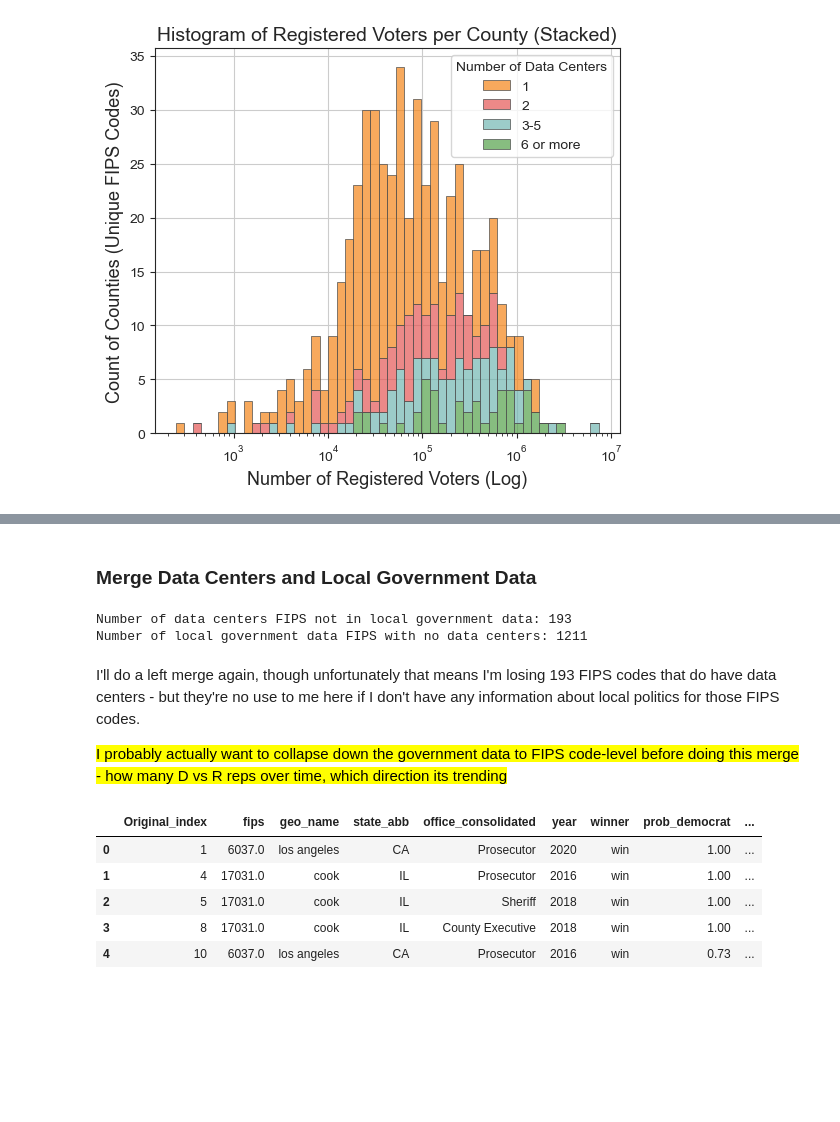
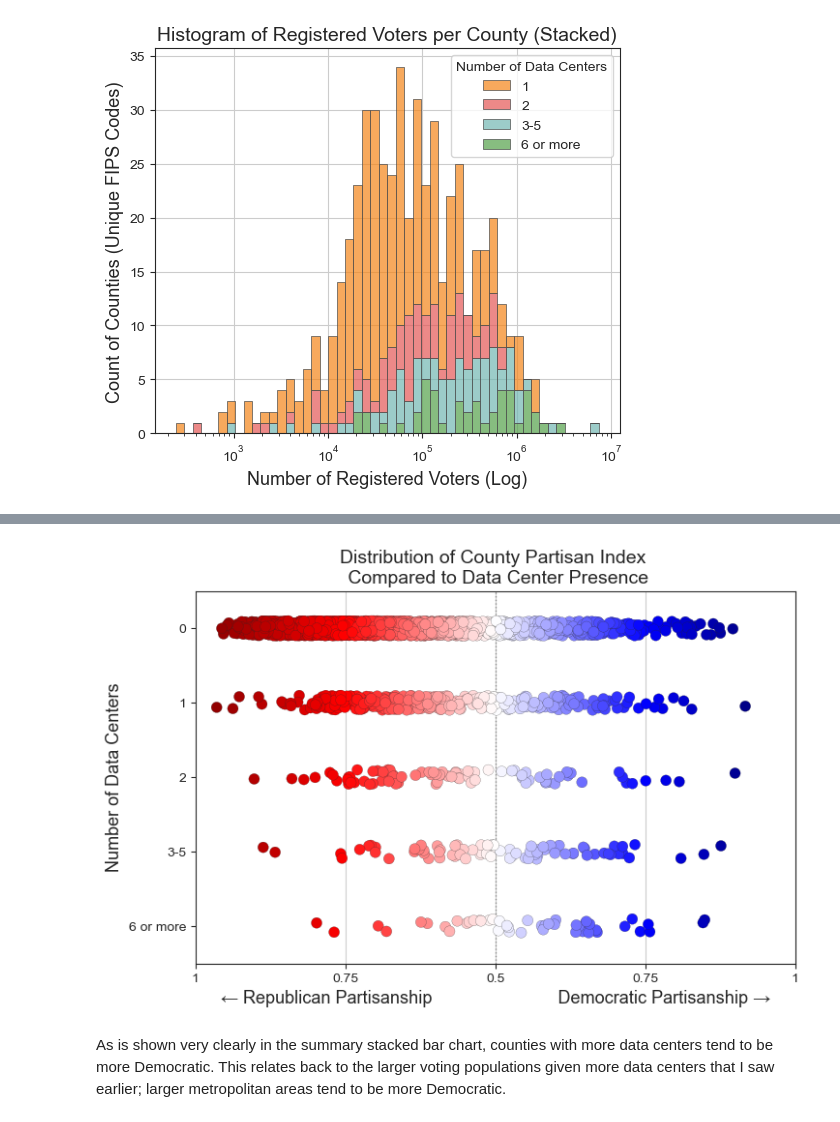
Before and after one commit to agrace339/Data-Center-Impact-Explorer, a Jupyter notebook: Script/EDA Politics.ipynb, the cells around one changed output, grey strips where cells are left out. Saved outputs shown, nothing was run; the diff lists cells and outputs as text; code cells hidden in the pictures; blank space fills up the shorter version.

```diff
--- a/Script/EDA Politics.ipynb
+++ b/Script/EDA Politics.ipynb
@@ -280,24 +325,28 @@ dc_nanda_df.groupby("data_center_bins", observed = True).mean().reset_index()
+# %%
+# Create strip plot (similar to swarm plot) to show distribution of partisanship
+# https://seaborn.pydata.org/generated/seaborn.stripplot.html
+
+f, ax = plt.subplots(figsize=(8, 5))
+
+sns.stripplot(data = dc_nanda_df, y = "data_center_bins", x = "PARTISAN_INDEX_DEM",
+              hue = "PARTISAN_INDEX_DEM",
+              palette = sns.color_palette("seismic_r", as_cmap = True), #coolwarm
+              hue_norm = (0, 1),
+              legend = False,
+              linewidth = 0.15,
+              s = 8,
+)
+
+plt.axvline(0.5, color = "gray", alpha = 0.8, linewidth = 1, linestyle = ":")
+plt.xlim(0, 1)
+plt.xticks(ticks = [0, 0.25, 0.5, 0.75, 1],
+           labels = [1, 0.75, 0.5, 0.75, 1])
+
+plt.xlabel("← Republican Partisanship                          Democratic Partisanship →", fontsize = 13)
+plt.ylabel("Number of Data Centers", fontsize = 13)
+plt.title("Distribution of County Partisan Index \n Compared to Data Center Presence", fontsize = 14)
+plt.show()
+# %% [output]
+[figure, added]
 # %% [markdown]
-### Merge Data Centers and Local Government Data
+As is shown very clearly in the summary stacked bar chart, counties with more data centers tend to be more Democratic. This relates back to the larger voting populations given more data centers that I saw earlier; larger metropolitan areas tend to be more Democratic.
-# %%
-set_local_fips = set(local_df["fips"])
-print("Number of data centers FIPS not in local government data:", len(set_dc_fips.difference(set_local_fips)))
-print("Number of local government data FIPS with no data centers:", len(set_local_fips.difference(set_dc_fips)))
-# %% [output]
-Number of data centers FIPS not in local government data: 193
-Number of local government data FIPS with no data centers: 1211
-# %% [markdown]
-I'll do a left merge again, though unfortunately that means I'm losing 193 FIPS codes that do have data centers - but they're no use to me here if I don't have any information about local politics for those FIPS codes.
-
-<mark>I probably actually want to collapse down the government data to FIPS code-level before doing this merge - how many D vs R reps over time, which direction its trending</mark>
-# %%
-dc_local_df = local_df.merge(dc_per_fips, how = "left", on = "fips")
-dc_local_df["data_center_count"] = dc_local_df["data_center_count"].fillna(0) # set data center count to 0 where there are nulls
-dc_local_df.head()
-# %% [output]
-|  | Original_index | fips | geo_name | state_abb | office_consolidated | year | winner | prob_democrat | ... |
-| 0 | 1 | 6037.0 | los angeles | CA | Prosecutor | 2020 | win | 1.00 | ... |
-| 1 | 4 | 17031.0 | cook | IL | Prosecutor | 2016 | win | 1.00 | ... |
-| 2 | 5 | 17031.0 | cook | IL | Sheriff | 2018 | win | 1.00 | ... |
-| 3 | 8 | 17031.0 | cook | IL | County Executive | 2018 | win | 1.00 | ... |
-| 4 | 10 | 6037.0 | los angeles | CA | Prosecutor | 2016 | win | 0.73 | ... |
```
Also changed, not shown: parts of 25 cells of this notebook, 3 other files.
